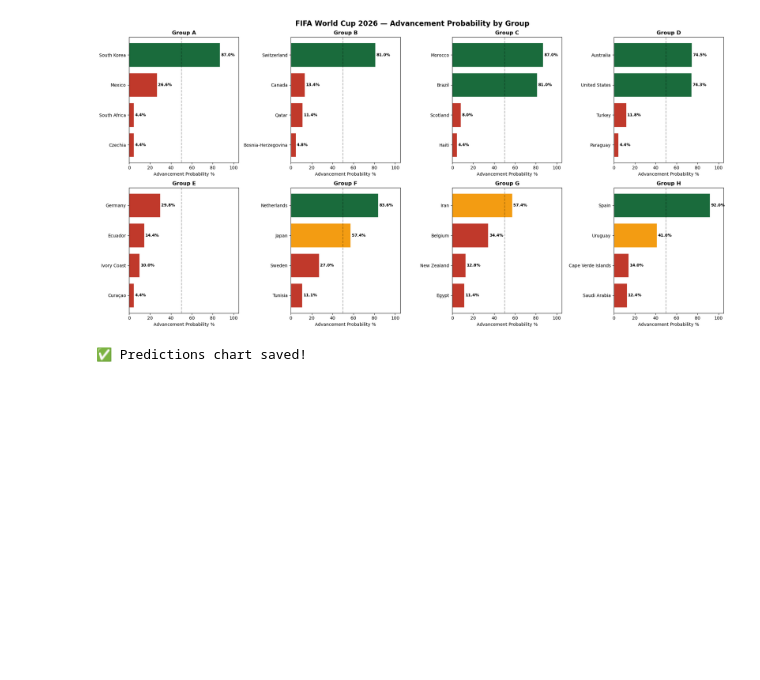
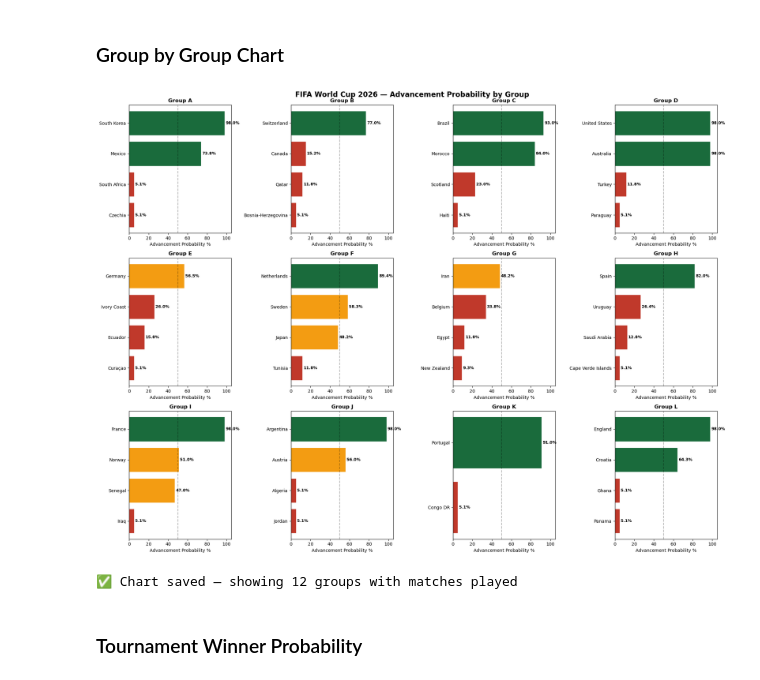
Before and after one commit to Sahil1021/fifa-wc-2026-analytics, a Jupyter notebook: notebooks/02_knockout_predictor.ipynb, the cells around one changed output. Cells and saved outputs as stored; diff of their text form; code cells hidden in the pictures; blank space fills up the shorter version.

Commit message:
Re-run predictor with fixed data: all 12 groups now represented

```diff
--- a/notebooks/02_knockout_predictor.ipynb
+++ b/notebooks/02_knockout_predictor.ipynb
@@ -612,41 +423,48 @@ Team                       Grp  Pts   GD  Rank   Raw%   Adj%
+# %% [markdown]
+### Group by Group Chart
 # %%
 # ============================================
 # GROUP BY GROUP BREAKDOWN
 # ============================================
 
-fig, axes = plt.subplots(2, 4, figsize=(20, 10))
+groups = sorted(predictions['group'].unique())
+n_groups = len(groups)
+n_cols = 4
+n_rows = (n_groups + n_cols - 1) // n_cols
+
+fig, axes = plt.subplots(n_rows, n_cols, figsize=(20, 5*n_rows))
 fig.suptitle('FIFA World Cup 2026 — Advancement Probability by Group',
              fontsize=16, fontweight='bold')
-
-groups = sorted(predictions['group'].unique())
-colors_prob = ['#1a6b3c', '#2ecc71', '#f39c12', '#c0392b']
+axes = axes.flatten() if n_groups > 1 else [axes]
 
 for idx, group in enumerate(groups):
-    ax = axes[idx // 4][idx % 4]
+    ax = axes[idx]
     group_data = predictions[predictions['group'] == group].sort_values(
         'advancement_prob', ascending=True)
-
     colors = ['#1a6b3c' if p >= 60 else '#f39c12' if p >= 35 else '#c0392b'
               for p in group_data['advancement_prob_pct']]
-
     bars = ax.barh(group_data['team'], group_data['advancement_prob_pct'],
                    color=colors, edgecolor='white')
     ax.set_title(f'Group {group}', fontweight='bold')
     ax.set_xlabel('Advancement Probability %')
     ax.set_xlim(0, 105)
     ax.axvline(x=50, color='black', linestyle='--', alpha=0.3)
+    for bar, val in zip(bars, group_data['advancement_prob_pct']):
+        ax.text(val + 1, bar.get_y() + bar.get_height()/2, f'{val}%',
+                va='center', fontsize=9, fontweight='bold')
 
-    for bar, val in zip(bars, group_data['advancement_prob_pct']):
-        ax.text(val + 1, bar.get_y() + bar.get_height()/2,
-                f'{val}%', va='center', fontsize=9, fontweight='bold')
+for idx in range(n_groups, len(axes)):
+    axes[idx].axis('off')
 
 plt.tight_layout()
 plt.savefig('../data/advancement_predictions.png', dpi=150, bbox_inches='tight')
 plt.show()
-print("✅ Predictions chart saved!")
+print(f"✅ Chart saved — showing {n_groups} groups with matches played")
 # %% [output]
-[figure, old version]
+[figure, new version]
-✅ Predictions chart saved!
+✅ Chart saved — showing 12 groups with matches played
+# %% [markdown]
+### Tournament Winner Probability
 # %%
 # ============================================
 # TOURNAMENT WINNER PROBABILITY
```
Also changed, not shown: parts of 14 cells of this notebook, 3 other files.
